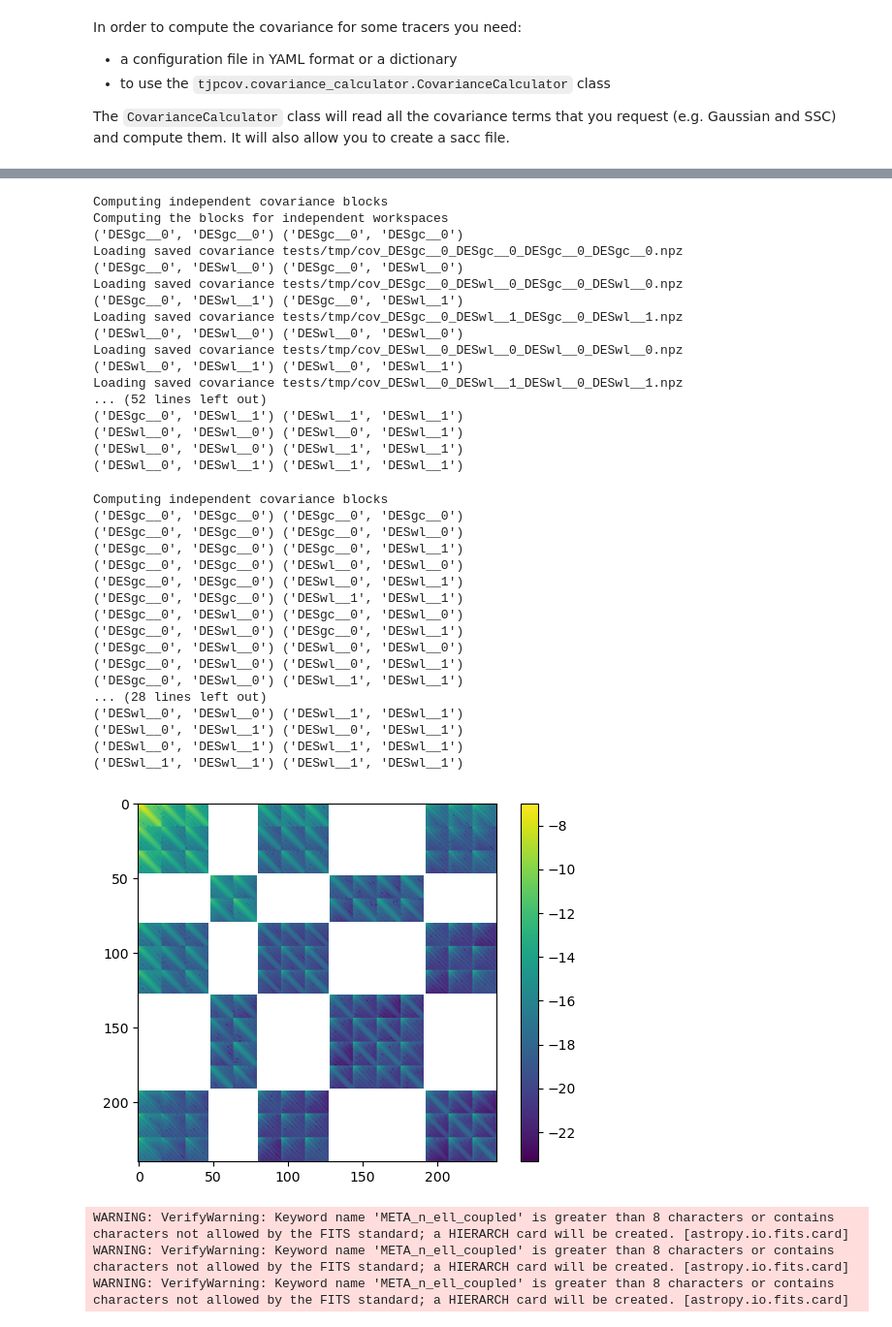
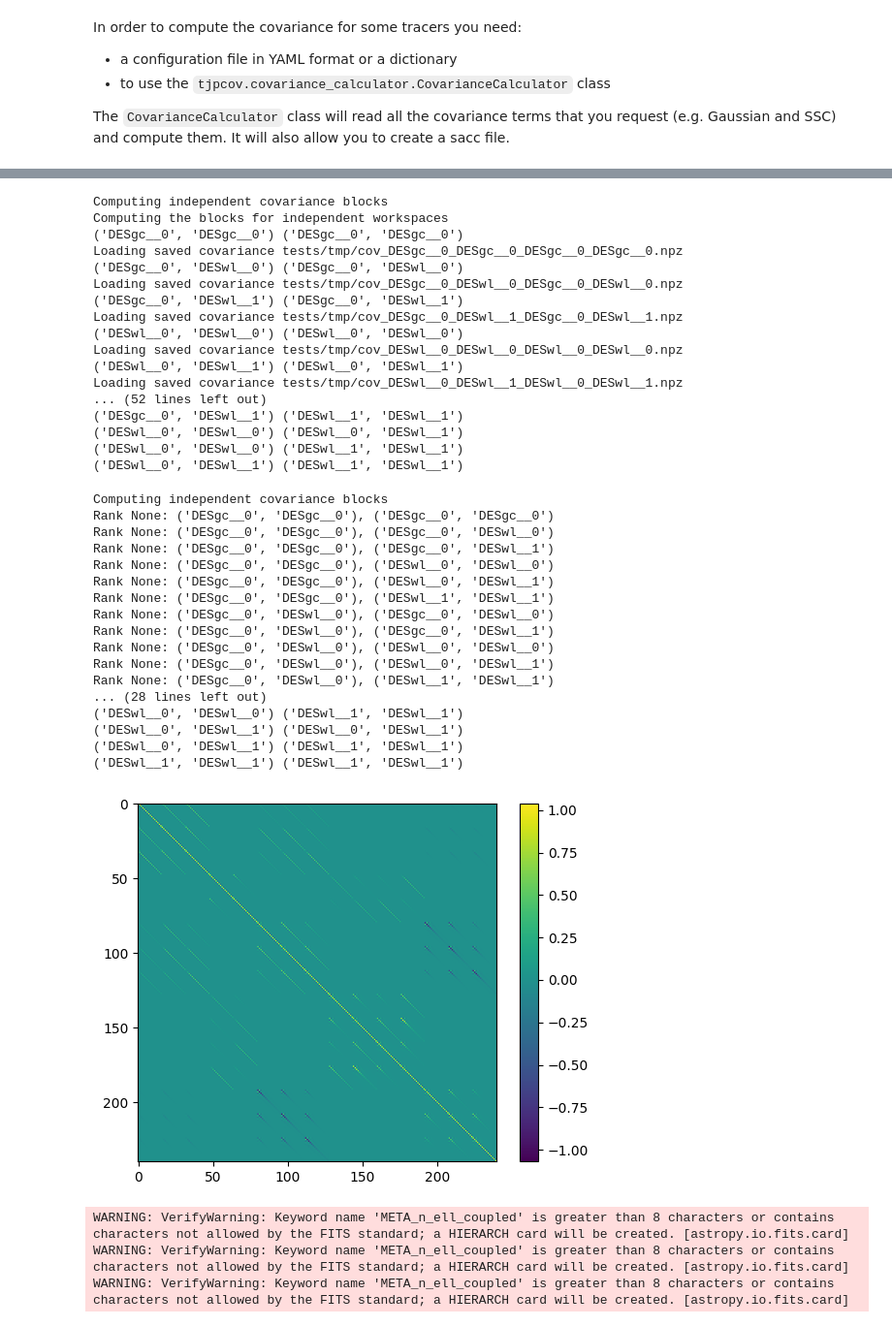
Before and after one commit to LSSTDESC/TJPCov, a Jupyter notebook: examples/CovarianceCalculator.ipynb, the cells around one changed output, grey strips where cells are left out. Shown: that part at 97% size. Drawn from its saved outputs; the diff is of its cells as text; code cells hidden in the pictures.

```diff
--- a/examples/CovarianceCalculator.ipynb
+++ b/examples/CovarianceCalculator.ipynb
@@ -18,46 +21,53 @@ cc = CovarianceCalculator(config_yml)
 # %%
 # You can get the total covariance:
 cov = cc.get_covariance();
 
-plt.imshow(np.log10(np.abs(cov)))
-plt.colorbar()
+v = np.sqrt(np.diag(cov))
+outer_v = np.outer(v, v)
+corr = cov / outer_v
+corr[corr == 0] = 0
+
+
+
+plt.imshow(corr)
+plt.colorbar(cmap=cmap)
 plt.show()
 # %% [output]
 Computing independent covariance blocks
 Computing the blocks for independent workspaces
 ('DESgc__0', 'DESgc__0') ('DESgc__0', 'DESgc__0')
 Loading saved covariance tests/tmp/cov_DESgc__0_DESgc__0_DESgc__0_DESgc__0.npz
 ('DESgc__0', 'DESwl__0') ('DESgc__0', 'DESwl__0')
 Loading saved covariance tests/tmp/cov_DESgc__0_DESwl__0_DESgc__0_DESwl__0.npz
 ('DESgc__0', 'DESwl__1') ('DESgc__0', 'DESwl__1')
 Loading saved covariance tests/tmp/cov_DESgc__0_DESwl__1_DESgc__0_DESwl__1.npz
 ('DESwl__0', 'DESwl__0') ('DESwl__0', 'DESwl__0')
 Loading saved covariance tests/tmp/cov_DESwl__0_DESwl__0_DESwl__0_DESwl__0.npz
 ('DESwl__0', 'DESwl__1') ('DESwl__0', 'DESwl__1')
 Loading saved covariance tests/tmp/cov_DESwl__0_DESwl__1_DESwl__0_DESwl__1.npz
 ... (52 lines left out)
 ('DESgc__0', 'DESwl__1') ('DESwl__1', 'DESwl__1')
 ('DESwl__0', 'DESwl__0') ('DESwl__0', 'DESwl__1')
 ('DESwl__0', 'DESwl__0') ('DESwl__1', 'DESwl__1')
 ('DESwl__0', 'DESwl__1') ('DESwl__1', 'DESwl__1')
 Computing independent covariance blocks
-('DESgc__0', 'DESgc__0') ('DESgc__0', 'DESgc__0')
-('DESgc__0', 'DESgc__0') ('DESgc__0', 'DESwl__0')
-('DESgc__0', 'DESgc__0') ('DESgc__0', 'DESwl__1')
-('DESgc__0', 'DESgc__0') ('DESwl__0', 'DESwl__0')
-('DESgc__0', 'DESgc__0') ('DESwl__0', 'DESwl__1')
-('DESgc__0', 'DESgc__0') ('DESwl__1', 'DESwl__1')
-('DESgc__0', 'DESwl__0') ('DESgc__0', 'DESwl__0')
-('DESgc__0', 'DESwl__0') ('DESgc__0', 'DESwl__1')
-('DESgc__0', 'DESwl__0') ('DESwl__0', 'DESwl__0')
-('DESgc__0', 'DESwl__0') ('DESwl__0', 'DESwl__1')
-('DESgc__0', 'DESwl__0') ('DESwl__1', 'DESwl__1')
+Rank None: ('DESgc__0', 'DESgc__0'), ('DESgc__0', 'DESgc__0')
+Rank None: ('DESgc__0', 'DESgc__0'), ('DESgc__0', 'DESwl__0')
+Rank None: ('DESgc__0', 'DESgc__0'), ('DESgc__0', 'DESwl__1')
+Rank None: ('DESgc__0', 'DESgc__0'), ('DESwl__0', 'DESwl__0')
+Rank None: ('DESgc__0', 'DESgc__0'), ('DESwl__0', 'DESwl__1')
+Rank None: ('DESgc__0', 'DESgc__0'), ('DESwl__1', 'DESwl__1')
+Rank None: ('DESgc__0', 'DESwl__0'), ('DESgc__0', 'DESwl__0')
+Rank None: ('DESgc__0', 'DESwl__0'), ('DESgc__0', 'DESwl__1')
+Rank None: ('DESgc__0', 'DESwl__0'), ('DESwl__0', 'DESwl__0')
+Rank None: ('DESgc__0', 'DESwl__0'), ('DESwl__0', 'DESwl__1')
+Rank None: ('DESgc__0', 'DESwl__0'), ('DESwl__1', 'DESwl__1')
 ... (28 lines left out)
 ('DESwl__0', 'DESwl__0') ('DESwl__1', 'DESwl__1')
 ('DESwl__0', 'DESwl__1') ('DESwl__0', 'DESwl__1')
 ('DESwl__0', 'DESwl__1') ('DESwl__1', 'DESwl__1')
 ('DESwl__1', 'DESwl__1') ('DESwl__1', 'DESwl__1')
-[figure, old version]
+[figure, new version]
 # %%
 # Or you can get the sacc file with the total covariance:
 s = cc.create_sacc_cov()
```
Also changed, not shown: parts of 3 cells of this notebook, 5 other files.
